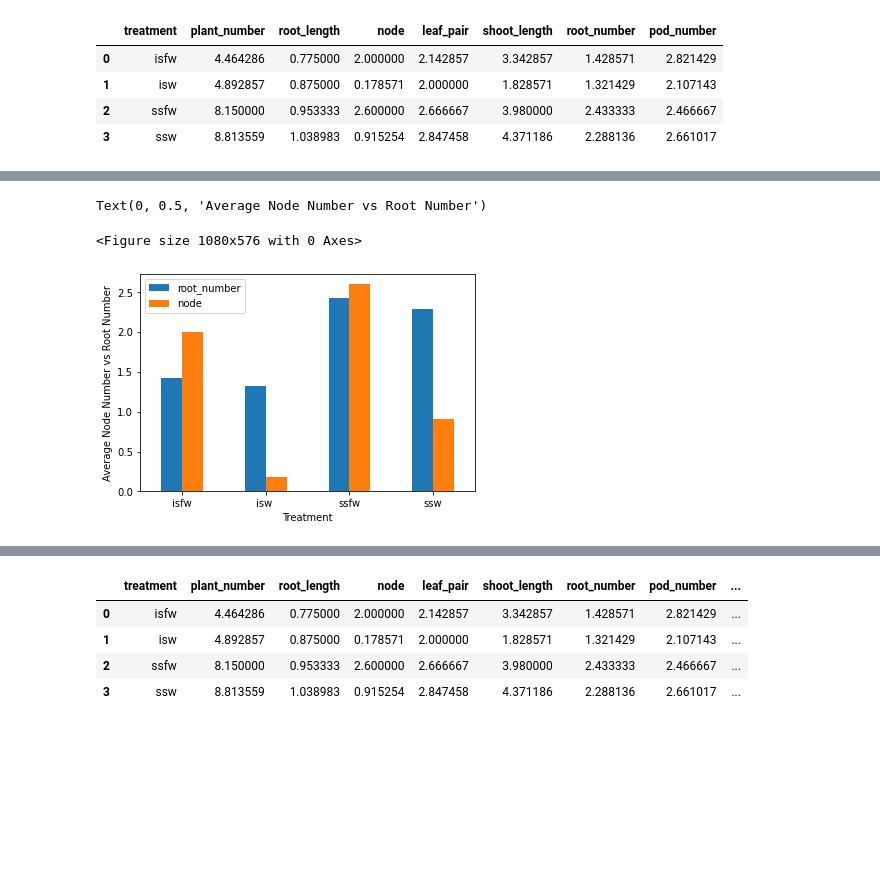
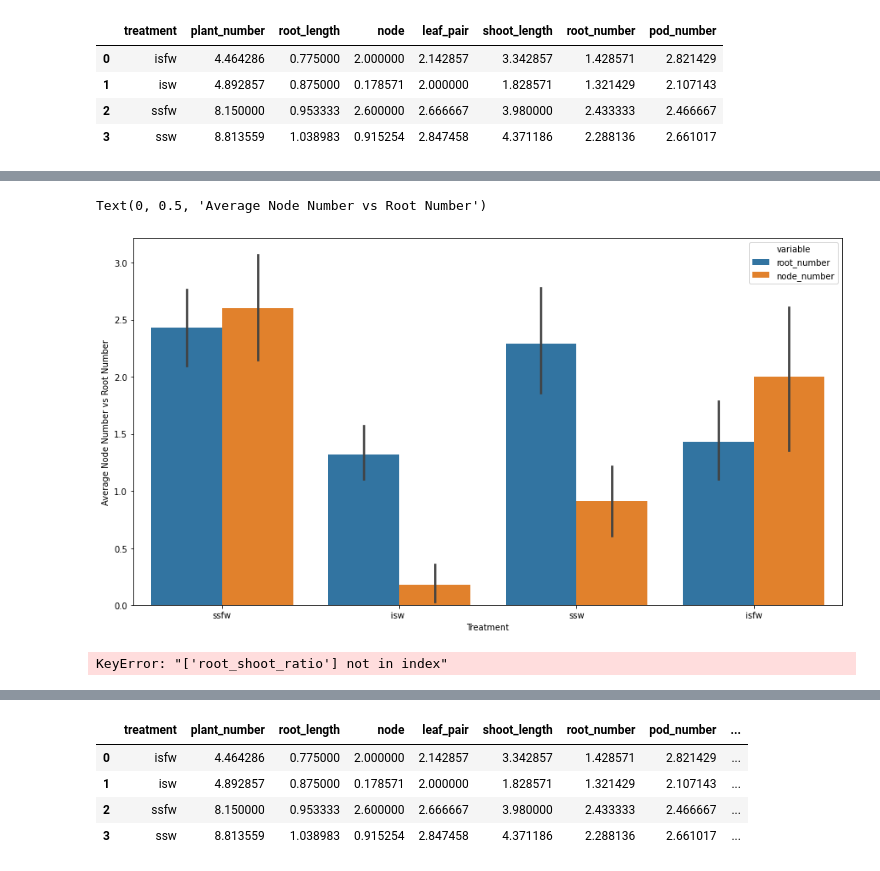
Before and after one commit to Travis-Simmons/Plant_A_P, a Jupyter notebook: figures.ipynb, the cells around one changed output, grey strips where cells are left out. Cells and saved outputs as stored; diff of their text form; code cells hidden in the pictures; blank space fills up the shorter version.

Commit message:
error bars

```diff
--- a/figures.ipynb
+++ b/figures.ipynb
@@ -181,2 +184,8 @@ Text(0, 0.5, 'Average Root Length')
 # %%
 test_final = grouped_final[['treatment', 'root_number', 'node']]
+# %%
+test_final = final_day[['treatment', 'root_number', 'node']]
+# %%
+test_final = test_final.rename(columns= {'node':'node_number'})
+# %%
+melt_final = test_final.melt(id_vars = 'treatment');melt_final
@@ -183,13 +206,16 @@ test_final = grouped_final[['treatment', 'root_number', 'node']]
 # %%
 
 
 plt.figure(figsize = (15,8))
-ax = test_final.plot(kind = 'bar', x = 'treatment')
+ax = sns.barplot(data=melt_final, x="treatment", y="value", hue = 'variable', ci = 95)
 plt.xticks(rotation = 1)
 plt.xlabel('Treatment')
 plt.ylabel('Average Node Number vs Root Number')
 # plt.title('move to bottom', fontsize = 16)
 # %% [output]
 Text(0, 0.5, 'Average Node Number vs Root Number')
-<Figure size 1080x576 with 0 Axes>
-[figure, old version]
+[figure, new version]
+# %%
+test_final = final_day[['treatment', 'root_shoot_ratio']]
+# %% [output]
+KeyError: "['root_shoot_ratio'] not in index"
```
Also changed, not shown: parts of 8 cells of this notebook, 10 other files.
